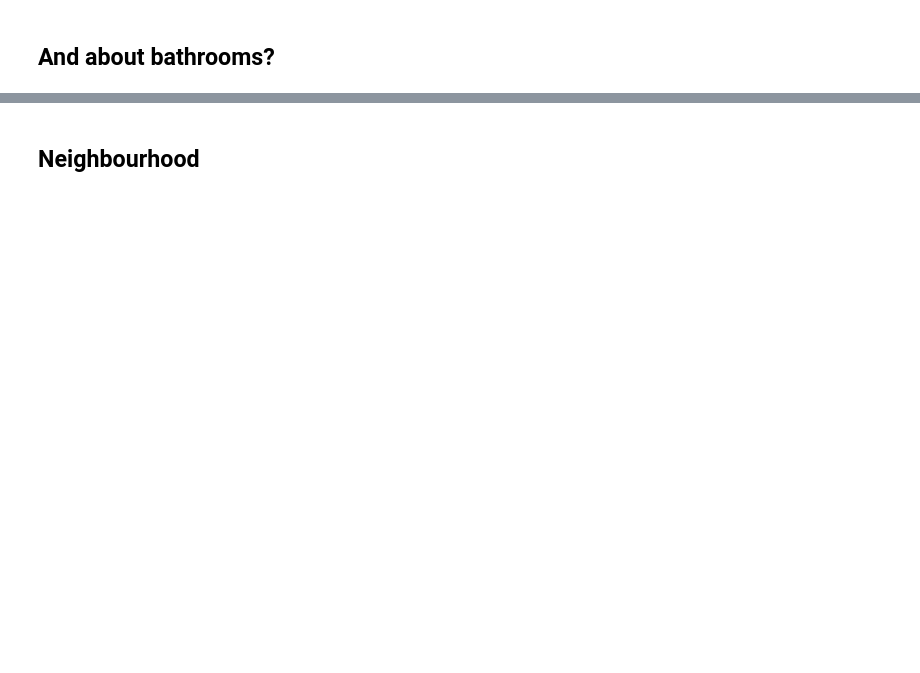
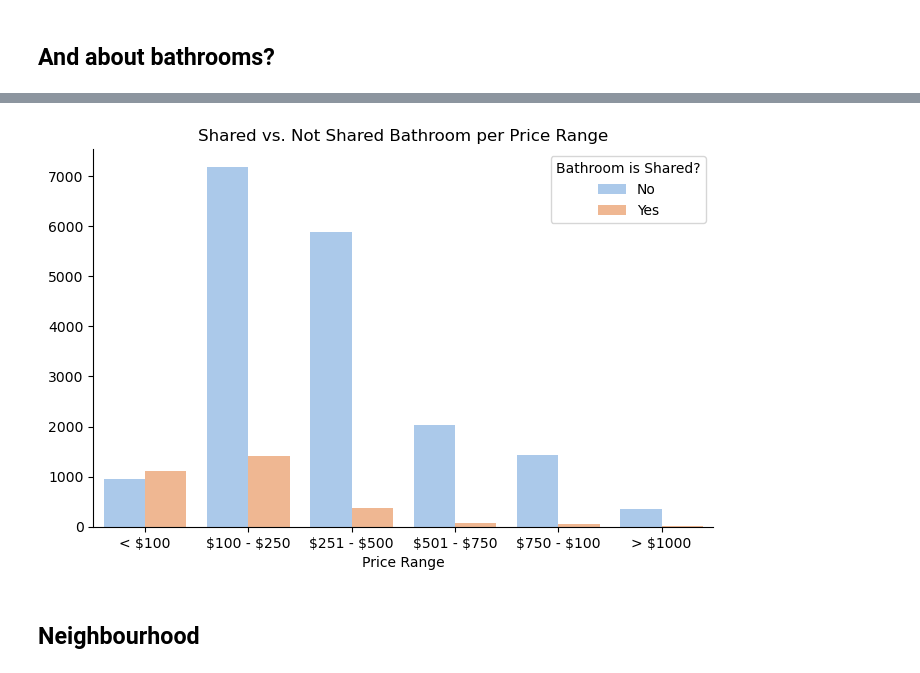
Before and after one commit to Gabrielle-Ribeiro/airbnb-rio, a Jupyter notebook: Exploratory Data Analysis and Data Visualization.ipynb, the cells around one changed output, grey strips where cells are left out. Cells and saved outputs as stored; diff of their text form; code cells hidden in the pictures; blank space fills up the shorter version.

```diff
--- a/Exploratory Data Analysis and Data Visualization.ipynb
+++ b/Exploratory Data Analysis and Data Visualization.ipynb
@@ -321,2 +358,16 @@ sns.despine()
+# %%
+price_range_order = ['< \$100', '\$100 - \$250', '\$251 - \$500', '\$501 - \$750',
+                      '\$750 - \$100', '> \$1000']
+
+plt.figure(figsize = (8,5), dpi=100)
+sns.countplot(data=df, x='price_range', palette='pastel', hue='bathroom_is_shared',
+              order=price_range_order)
+plt.xlabel('Price Range')
+plt.ylabel('')
+plt.title('Shared vs. Not Shared Bathroom per Price Range')
+plt.legend(['No','Yes'], title='Bathroom is Shared?')
+sns.despine()
+# %% [output]
+[figure, added]
 # %% [markdown]
 ## Neighbourhood
```
Also changed, not shown: parts of 14 cells of this notebook, 1 other file.
